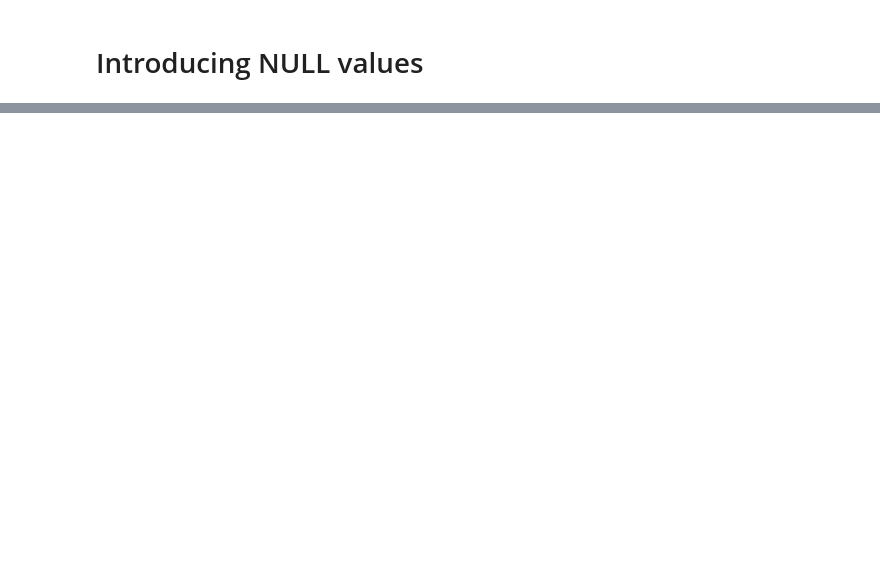
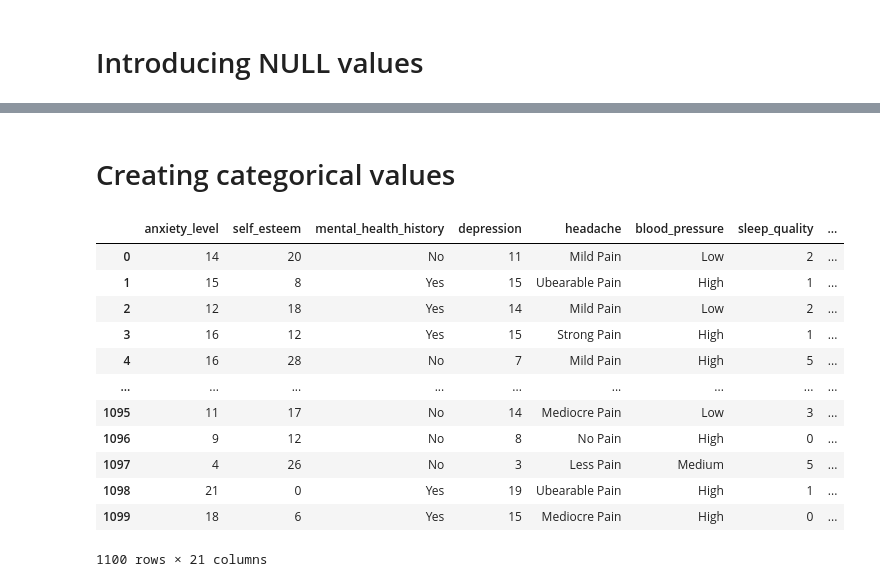
Before and after one commit to KaziQuader/Predicting-Student-Stress-Level, a Jupyter notebook: createdirtydataset.ipynb, the cells around one changed output, grey strips where cells are left out. Cells and saved outputs as stored; diff of their text form; code cells hidden in the pictures; blank space fills up the shorter version.

Commit message:
Categorical Values Created

```diff
--- a/createdirtydataset.ipynb
+++ b/createdirtydataset.ipynb
@@ -156 +118,59 @@ stress_level                      0
 dtype: int64
+# %% [markdown]
+# Creating categorical values
+# %%
+# mental_health_history: Yes = 1, No = 0
+def convert_mental_health(x):
+    if x == 1:
+        return "Yes"
+    else: return "No"
+
+# headache: 0 = No Pain,
+# 1 = Less Pain,
+# 2 = Mild Pain,
+# 3 = Mediocore Pain,
+# 4 = Strong Pain,
+# 5 = Unbearable Pain
+def convert_headache(y):
+    if y == 0:
+        return "No Pain"
+    elif y == 1:
+        return "Less Pain"
+    elif y == 2:
+        return "Mild Pain"
+    elif y == 3:
+        return "Mediocre Pain"
+    elif y == 4:
+        return "Strong Pain"
+    elif y == 5:
+        return "Ubearable Pain"
+
+# # blood_pressure: Low = 1,
+# Medium = 2,
+# High = 3
+def convert_blood_pressure(z):
+    if z == 1:
+        return "Low"
+    elif z == 2:
+        return "Medium"
+    elif z == 3:
+        return "High"
+
+df['mental_health_history'] =  df['mental_health_history'].apply(convert_mental_health)
+df['headache'] =  df['headache'].apply(convert_headache)
+df['blood_pressure'] =  df['blood_pressure'].apply(convert_blood_pressure)
+df
+# %% [output]
+|  | anxiety_level | self_esteem | mental_health_history | depression | headache | blood_pressure | sleep_quality | ... |
+| 0 | 14 | 20 | No | 11 | Mild Pain | Low | 2 | ... |
+| 1 | 15 | 8 | Yes | 15 | Ubearable Pain | High | 1 | ... |
+| 2 | 12 | 18 | Yes | 14 | Mild Pain | Low | 2 | ... |
+| 3 | 16 | 12 | Yes | 15 | Strong Pain | High | 1 | ... |
+| 4 | 16 | 28 | No | 7 | Mild Pain | High | 5 | ... |
+| ... | ... | ... | ... | ... | ... | ... | ... | ... |
+| 1095 | 11 | 17 | No | 14 | Mediocre Pain | Low | 3 | ... |
+| 1096 | 9 | 12 | No | 8 | No Pain | High | 0 | ... |
+| 1097 | 4 | 26 | No | 3 | Less Pain | Medium | 5 | ... |
+| 1098 | 21 | 0 | Yes | 19 | Ubearable Pain | High | 1 | ... |
+| 1099 | 18 | 6 | Yes | 15 | Mediocre Pain | High | 0 | ... |
+1100 rows × 21 columns
```
Also changed, not shown: parts of 11 cells of this notebook.
